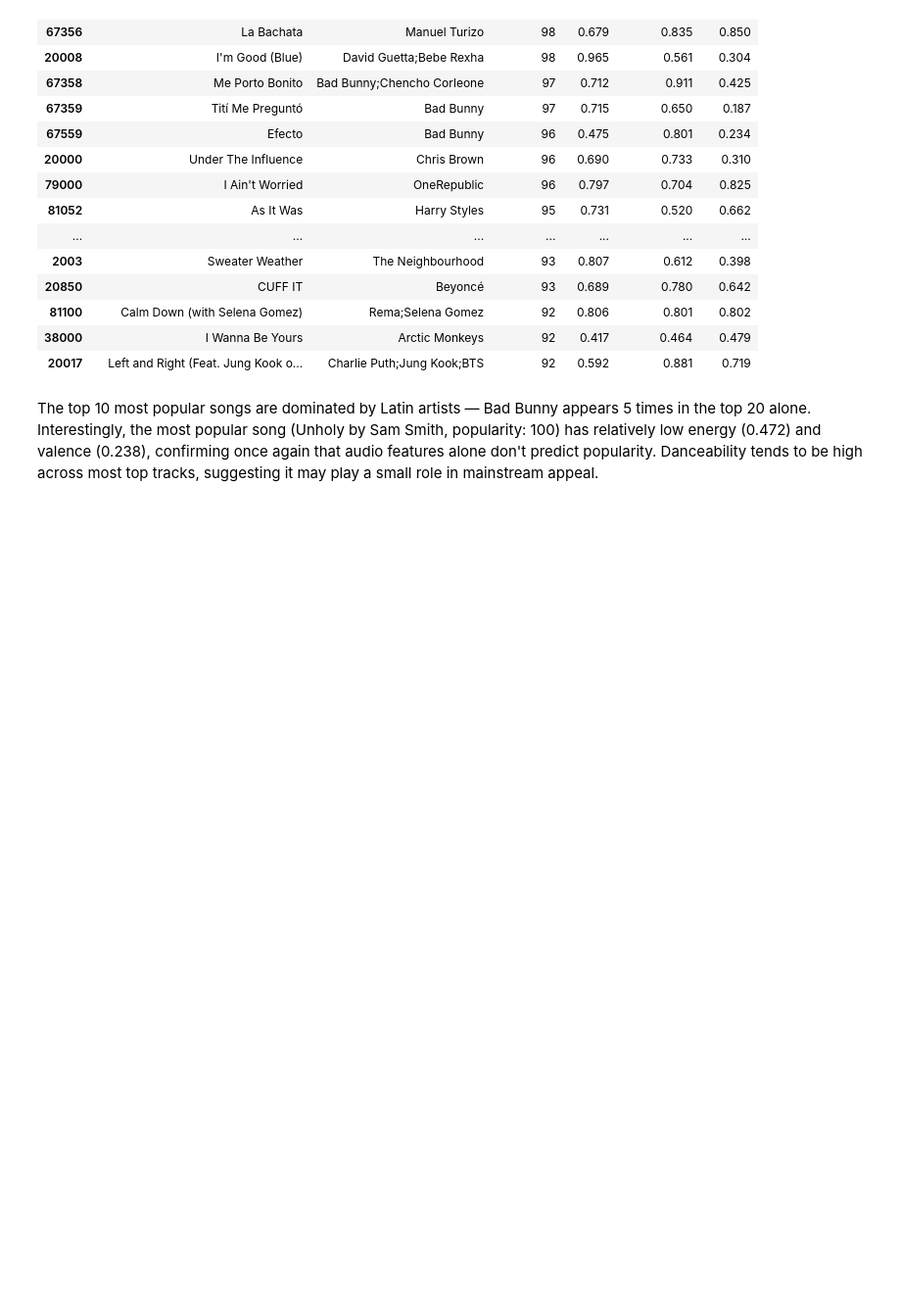
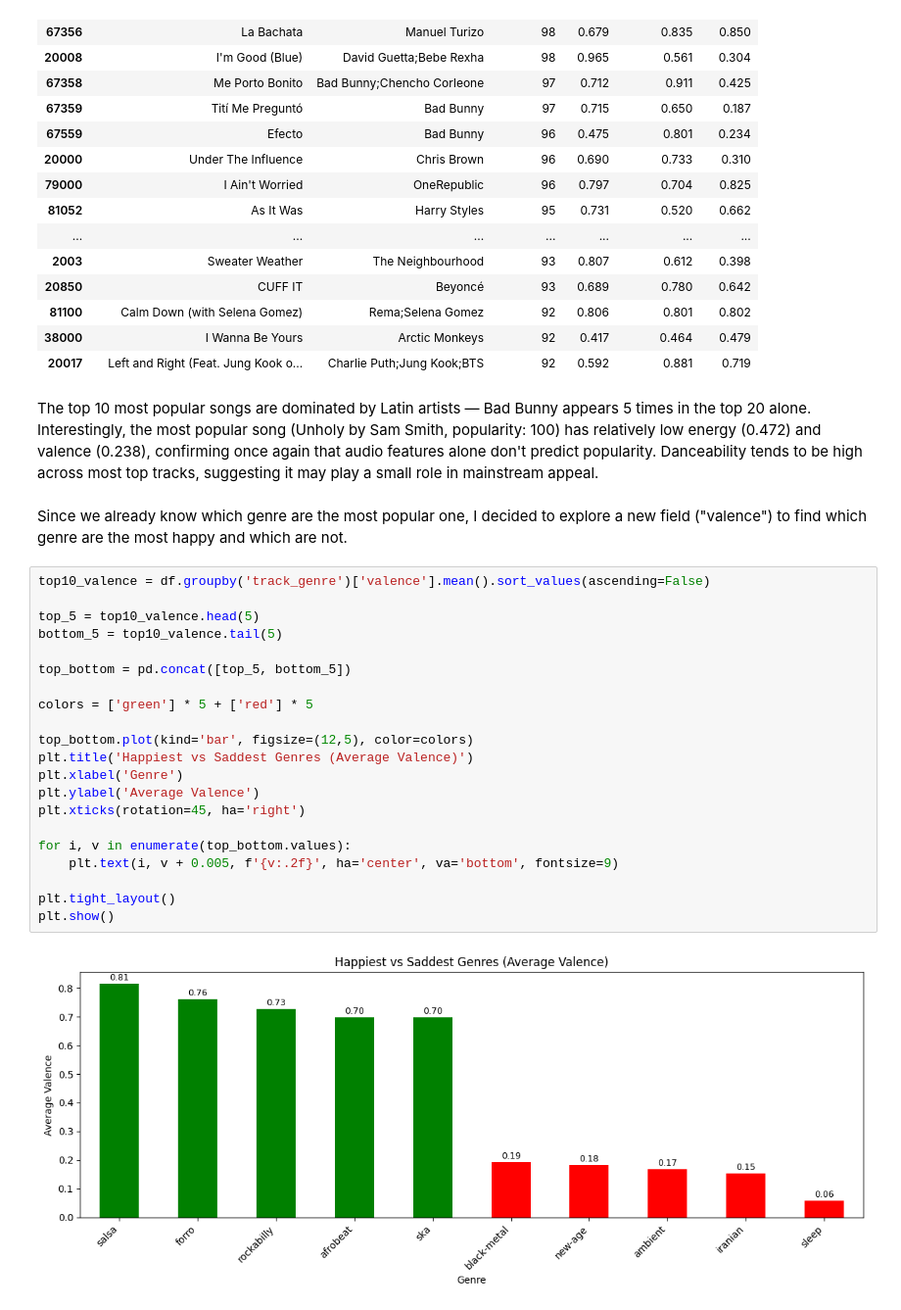
Before and after one commit to TortorelliRocco/Spotify_Analysis, a Jupyter notebook: SpotifyProject.ipynb, the cells around one changed output. Shown at 98% size. Saved outputs shown, nothing was run; the diff lists cells and outputs as text; blank space fills up the shorter version.

```diff
--- a/SpotifyProject.ipynb
+++ b/SpotifyProject.ipynb
@@ -210,3 +210,28 @@ top_songs
 | 20017 | Left and Right (Feat. Jung Kook o... | Charlie Puth;Jung Kook;BTS | 92 | 0.592 | 0.881 | 0.719 |
 # %% [markdown]
 The top 10 most popular songs are dominated by Latin artists — Bad Bunny appears 5 times in the top 20 alone. Interestingly, the most popular song (Unholy by Sam Smith, popularity: 100) has relatively low energy (0.472) and valence (0.238), confirming once again that audio features alone don't predict popularity. Danceability tends to be high across most top tracks, suggesting it may play a small role in mainstream appeal.
+# %% [markdown]
+Since we already know which genre are the most popular one, I decided to explore a new field ("valence") to find which genre are the most happy and which are not.
+# %%
+top10_valence = df.groupby('track_genre')['valence'].mean().sort_values(ascending=False)
+
+top_5 = top10_valence.head(5)
+bottom_5 = top10_valence.tail(5)
+
+top_bottom = pd.concat([top_5, bottom_5])
+
+colors = ['green'] * 5 + ['red'] * 5
+
+top_bottom.plot(kind='bar', figsize=(12,5), color=colors)
+plt.title('Happiest vs Saddest Genres (Average Valence)')
+plt.xlabel('Genre')
+plt.ylabel('Average Valence')
+plt.xticks(rotation=45, ha='right')
+
+for i, v in enumerate(top_bottom.values):
+    plt.text(i, v + 0.005, f'{v:.2f}', ha='center', va='bottom', fontsize=9)
+
+plt.tight_layout()
+plt.show()
+# %% [output]
+[figure, added]
```
Also changed, not shown: parts of 6 cells of this notebook.
